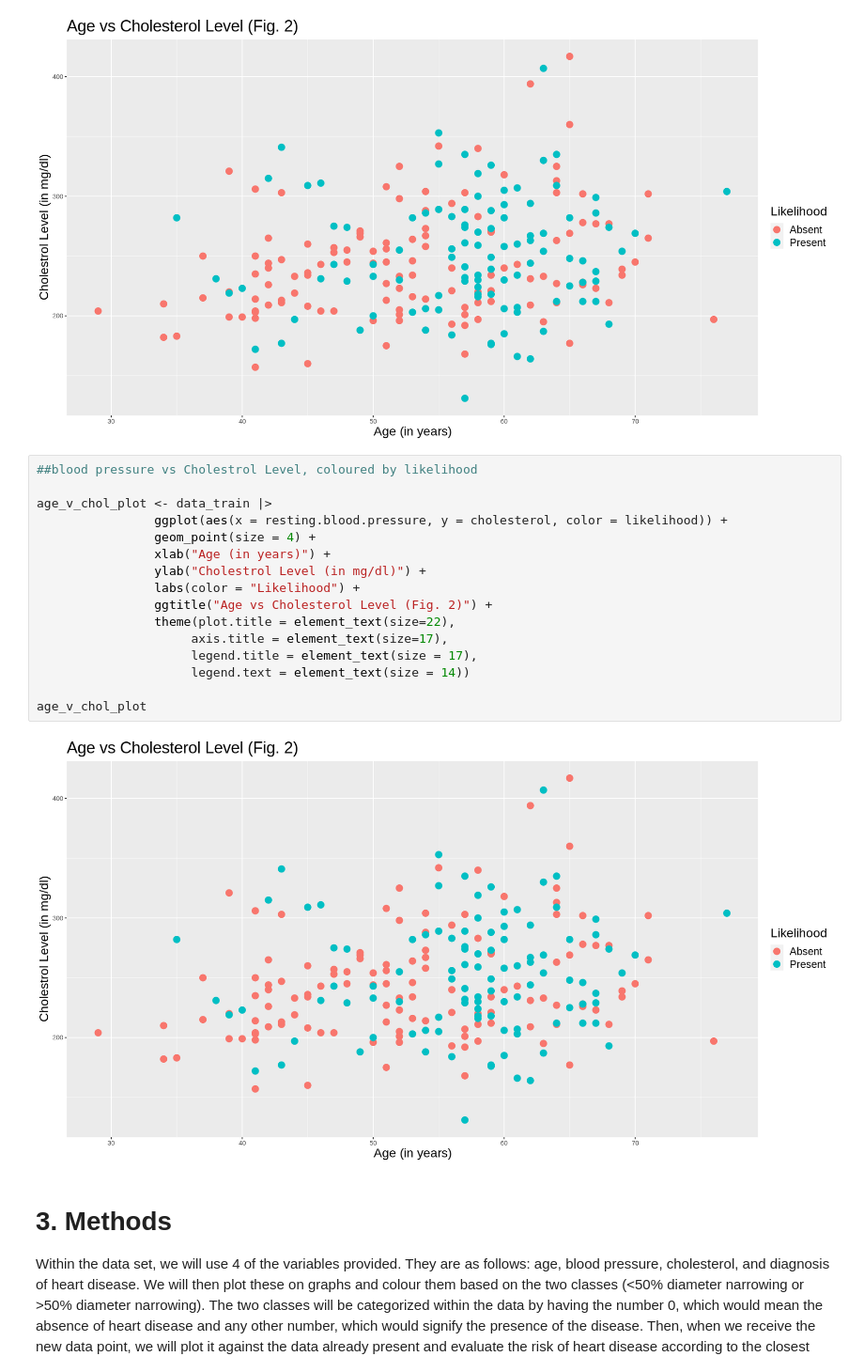
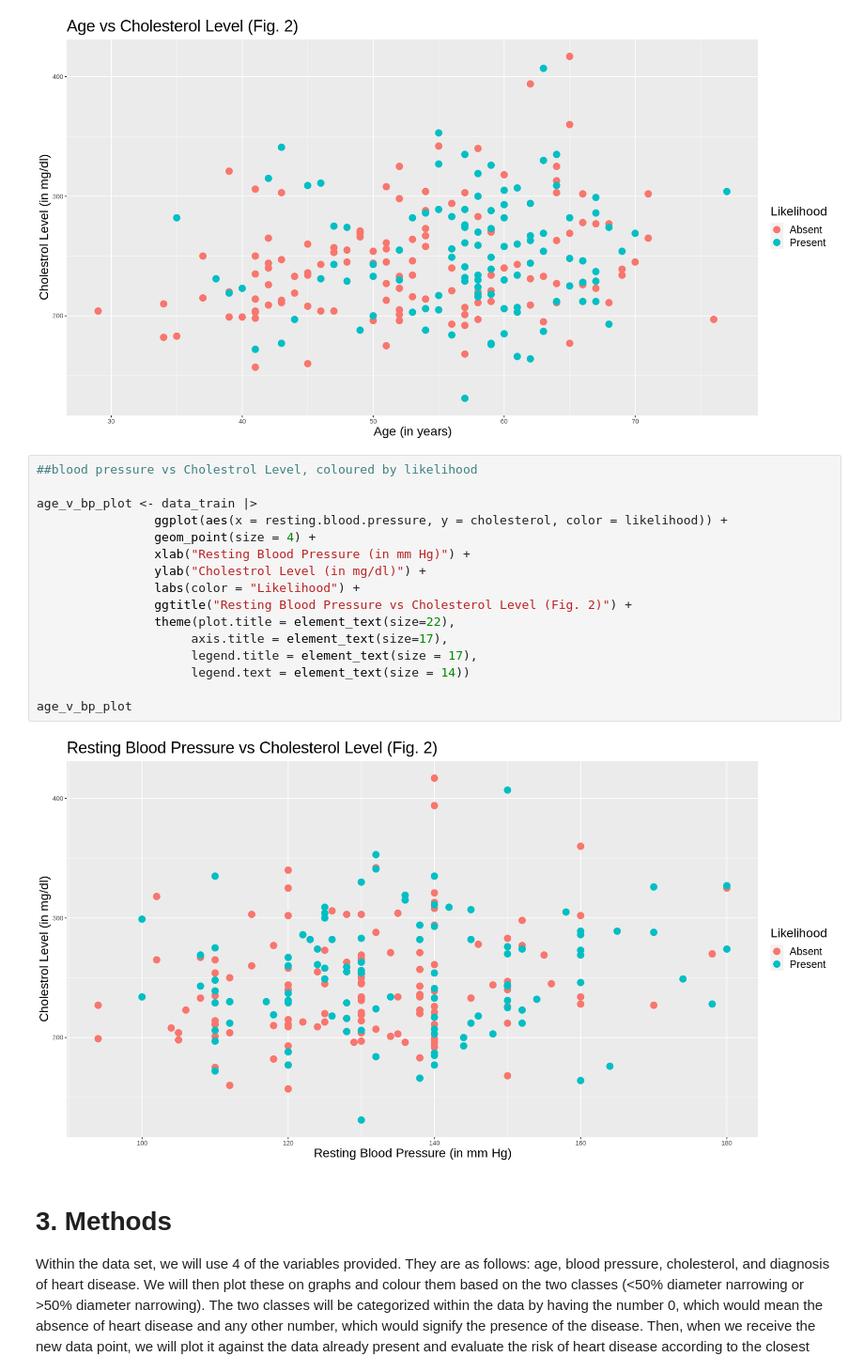
Before and after one commit to VivaanWadhwa/Heart_Disease_Prediction, a Jupyter notebook: Tidy_Data.ipynb, the cells around one changed output. Shown: that part at 94% size. Saved outputs shown, nothing was run; the diff lists cells and outputs as text.

```diff
--- a/Tidy_Data.ipynb
+++ b/Tidy_Data.ipynb
@@ -178,21 +177,21 @@ age_v_chol_plot
 # %%
 ##blood pressure vs Cholestrol Level, coloured by likelihood
 
-age_v_chol_plot <- data_train |>
+age_v_bp_plot <- data_train |>
                 ggplot(aes(x = resting.blood.pressure, y = cholesterol, color = likelihood)) +
                 geom_point(size = 4) +
-                xlab("Age (in years)") +
+                xlab("Resting Blood Pressure (in mm Hg)") +
                 ylab("Cholestrol Level (in mg/dl)") +
                 labs(color = "Likelihood") +
-                ggtitle("Age vs Cholesterol Level (Fig. 2)") +
+                ggtitle("Resting Blood Pressure vs Cholesterol Level (Fig. 2)") +
                 theme(plot.title = element_text(size=22),
                      axis.title = element_text(size=17),
                      legend.title = element_text(size = 17),
                      legend.text = element_text(size = 14))
 
-age_v_chol_plot
+age_v_bp_plot
 # %% [output]
-[figure, old version]
+[figure, new version]
 # %% [markdown]
 # 3. Methods
 
```
Also changed, not shown: parts of 1 cell of this notebook.
